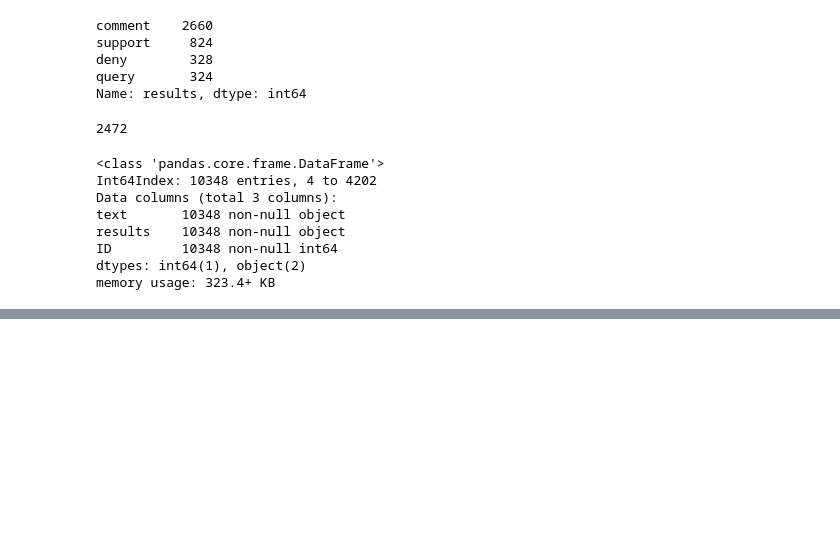
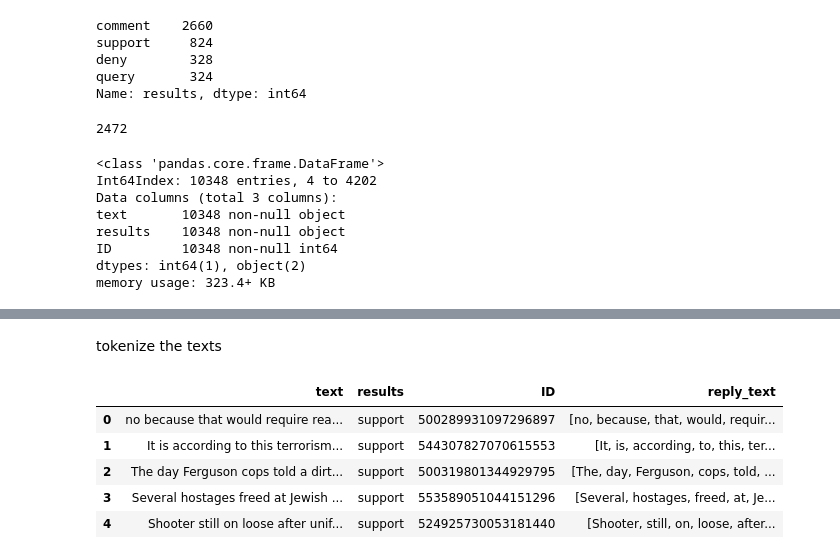
Before and after one commit to NicoleLam/NLP-text-classification, a Jupyter notebook: task_A.ipynb, the cells around one changed output, grey strips where cells are left out. Cells and saved outputs as stored; diff of their text form; code cells hidden in the pictures; blank space fills up the shorter version.

```diff
--- a/task_A.ipynb
+++ b/task_A.ipynb
@@ -354,0 +377,2 @@ newdataset.to_csv('new_trainingdata.csv', index = None)
+# %% [markdown]
+tokenize the texts
@@ -354,0 +389,9 @@ newdataset.to_csv('new_trainingdata.csv', index = None)
+# %%
+newdataset.head()
+# %% [output]
+|  | text | results | ID | reply_text |
+| 0 | no because that would require rea... | support | 500289931097296897 | [no, because, that, would, requir... |
+| 1 | It is according to this terrorism... | support | 544307827070615553 | [It, is, according, to, this, ter... |
+| 2 | The day Ferguson cops told a dirt... | support | 500319801344929795 | [The, day, Ferguson, cops, told, ... |
+| 3 | Several hostages freed at Jewish ... | support | 553589051044151296 | [Several, hostages, freed, at, Je... |
+| 4 | Shooter still on loose after unif... | support | 524925730053181440 | [Shooter, still, on, loose, after... |
```
Also changed, not shown: parts of 8 cells of this notebook.
